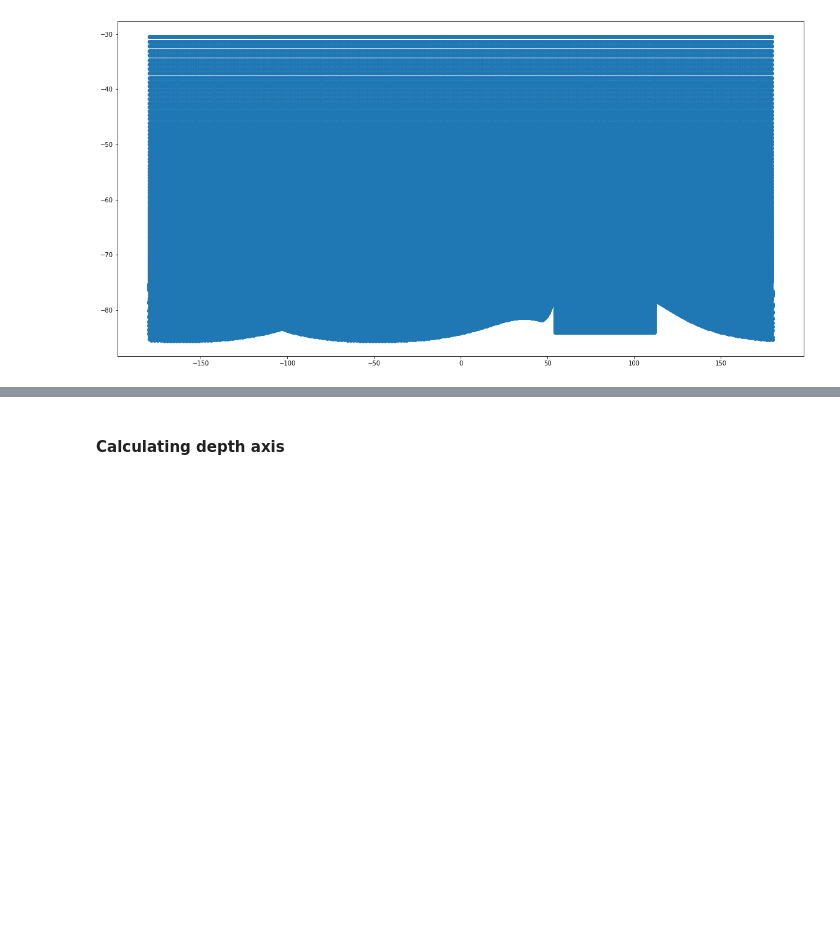
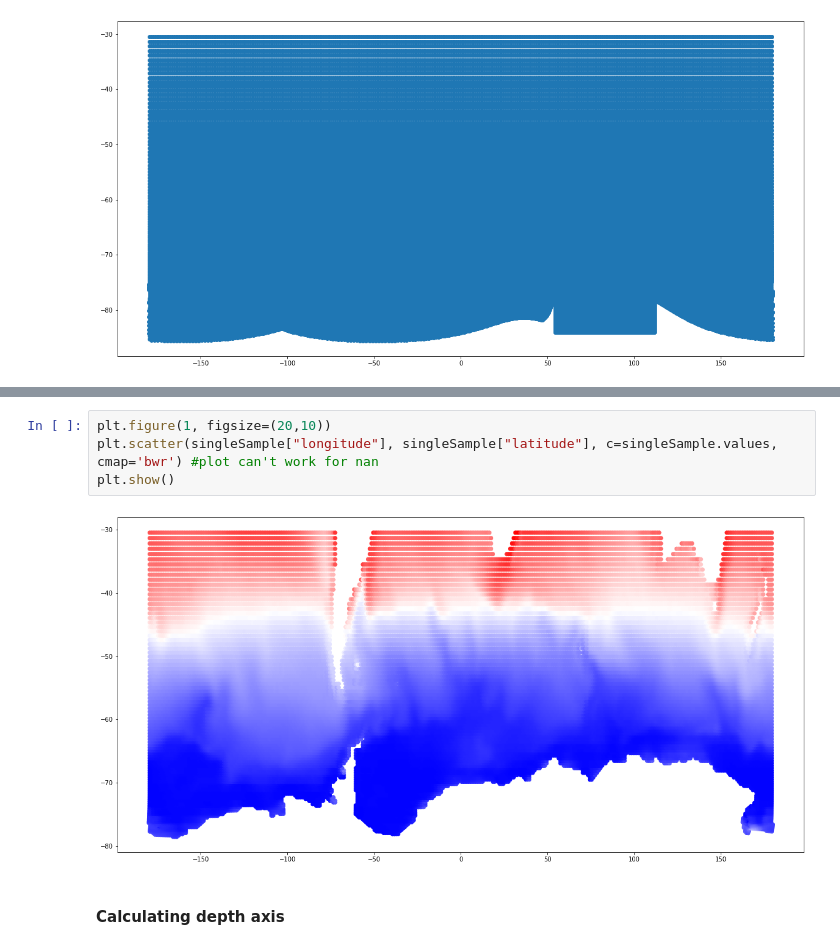
Before and after one commit to el1247/BAS_AI4ER_SAM, a Jupyter notebook: notebooks/exploratory/1.0_el_UKESM1SampleLoad.ipynb, the cells around one changed output, grey strips where cells are left out. Drawn from its saved outputs; the diff is of its cells as text; blank space fills up the shorter version.

```diff
--- a/notebooks/exploratory/1.0_el_UKESM1SampleLoad.ipynb
+++ b/notebooks/exploratory/1.0_el_UKESM1SampleLoad.ipynb
@@ -180,3 +179,9 @@ plt.show()
+# %%
+plt.figure(1, figsize=(20,10))
+plt.scatter(singleSample["longitude"], singleSample["latitude"], c=singleSample.values, cmap='bwr') #plot can't work for nan
+plt.show()
+# %% [output]
+[figure, added]
 # %% [markdown]
 <br>
 <b>Calculating depth axis</b>
```
Also changed, not shown: parts of 8 cells of this notebook, 3 other files.
